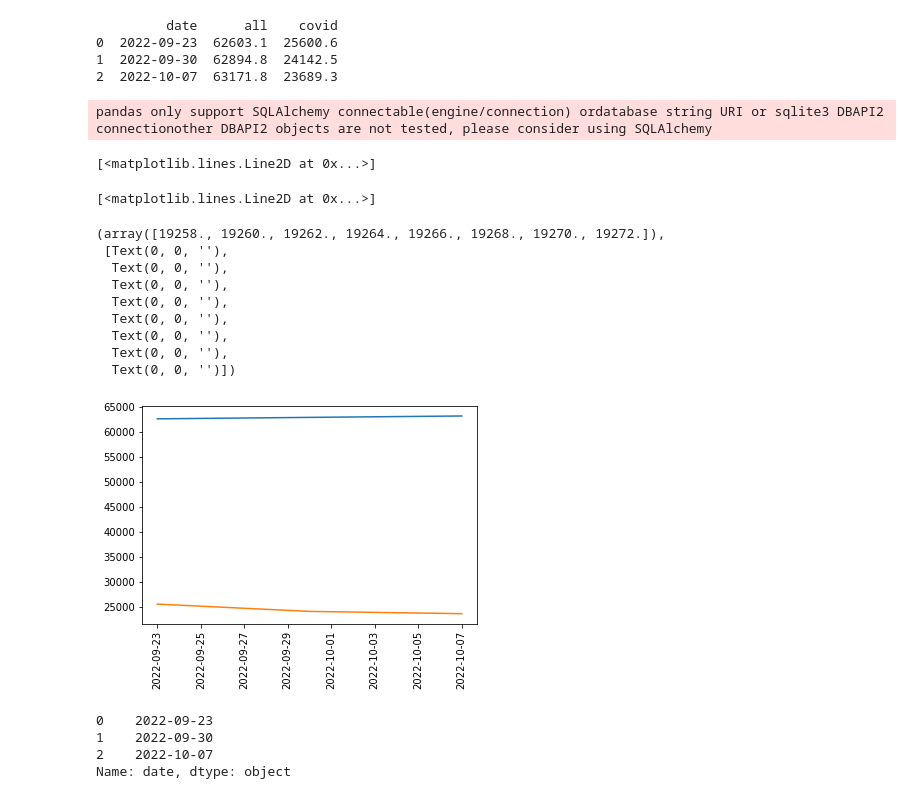
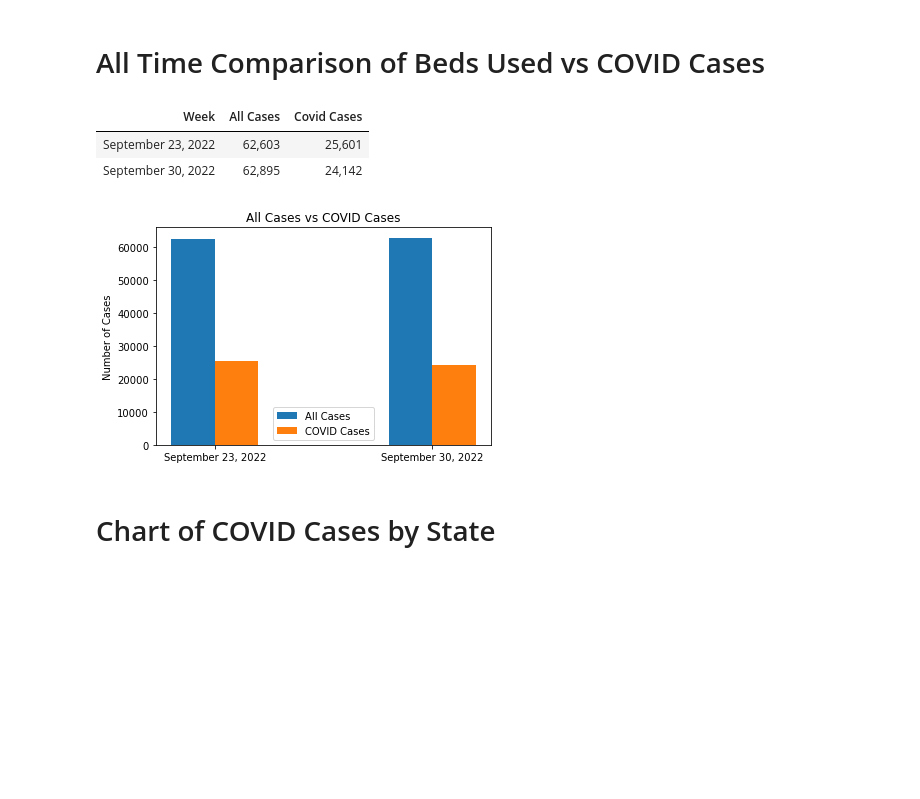
Before and after one commit to RuohaoWu/Hospital-Database, a Jupyter notebook: weekly-report.ipynb, the cells around one changed output. Cells and saved outputs as stored; diff of their text form; code cells hidden in the pictures; blank space fills up the shorter version.

```diff
--- a/weekly-report.ipynb
+++ b/weekly-report.ipynb
@@ -73,38 +154,41 @@ print(quality_need)
+# %% [markdown]
+# All Time Comparison of Beds Used vs COVID Cases
 # %%
-hospital_beds = pd.read_sql_query("select date, sum(adult_bed_used) + sum(child_bed_used) as All, sum(all_COVID_patient) as COVID\
-   from hospital_weekly where date <= %(week)s group by date order by date; \
-           ;", conn, params={'week':week})
-print(hospital_beds)
+if run == True:
+        alltime_beds = pd.read_sql_query("select \
+                                                to_char(date, 'Month dd, YYYY'), \
+                                                sum(coalesce(adult_bed_used,0)) \
+                                                        + sum(coalesce(child_bed_used,0)) as All, \
+                                                sum(coalesce(all_COVID_patient,0)) as COVID\
+                                        from hospital_weekly \
+                                        where date <= %(week)s \
+                                        group by date \
+                                        order by date;" \
+                                        , conn
+                                        , params={'week':week})
+
+        alltime_beds = alltime_beds.rename(columns={"to_char":"Week",
+                                                "all":"All Cases",
+                                                "covid":"Covid Cases"})
+        # Table Format
+        alltime_beds.style.format({"All Cases":"{:,.0f}",
+                                "Covid Cases":"{:,.0f}"}).hide_index().apply(highlight_max)
 # %% [output]
-         date      all    covid
-0  2022-09-23  62603.1  25600.6
-1  2022-09-30  62894.8  24142.5
-2  2022-10-07  63171.8  23689.3
-pandas only support SQLAlchemy connectable(engine/connection) ordatabase string URI or sqlite3 DBAPI2 connectionother DBAPI2 objects are not tested, please consider using SQLAlchemy
+| Week | All Cases | Covid Cases |
+| September 23, 2022 | 62,603 | 25,601 |
+| September 30, 2022 | 62,895 | 24,142 |
-# %%
-date = hospital_beds['date']
-all = hospital_beds['all']
-covid = hospital_beds['covid']
-plt.plot(date, all)
-plt.plot(date, covid)
-plt.xticks(rotation = 90)
-plt.show()
-print(date)
-# %% [output]
-[<matplotlib.lines.Line2D at 0x...>]
-[<matplotlib.lines.Line2D at 0x...>]
-(array([19258., 19260., 19262., 19264., 19266., 19268., 19270., 19272.]),
- [Text(0, 0, ''),
-  Text(0, 0, ''),
-  Text(0, 0, ''),
-  Text(0, 0, ''),
-  Text(0, 0, ''),
-  Text(0, 0, ''),
-  Text(0, 0, ''),
-  Text(0, 0, '')])
-[figure, removed]
-0    2022-09-23
-1    2022-09-30
-2    2022-10-07
-Name: date, dtype: object
+# %%
+if run == True:
+    x_axis = np.arange(len(alltime_beds["Week"]))
+    p = plt.bar(x_axis - 0.1, alltime_beds["All Cases"], 0.2, label = "All Cases")
+    p = plt.bar(x_axis + 0.1, alltime_beds["Covid Cases"], 0.2, label = "COVID Cases")
+    p = plt.xticks(x_axis, alltime_beds["Week"])
+    p = plt.title("All Cases vs COVID Cases")
+    p = plt.ylabel("Number of Cases")
+    p = plt.legend()
+    plt.show()
+# %% [output]
+[figure, added]
+# %% [markdown]
+# Chart of COVID Cases by State
 # %%
```
Also changed, not shown: parts of 22 cells of this notebook.
